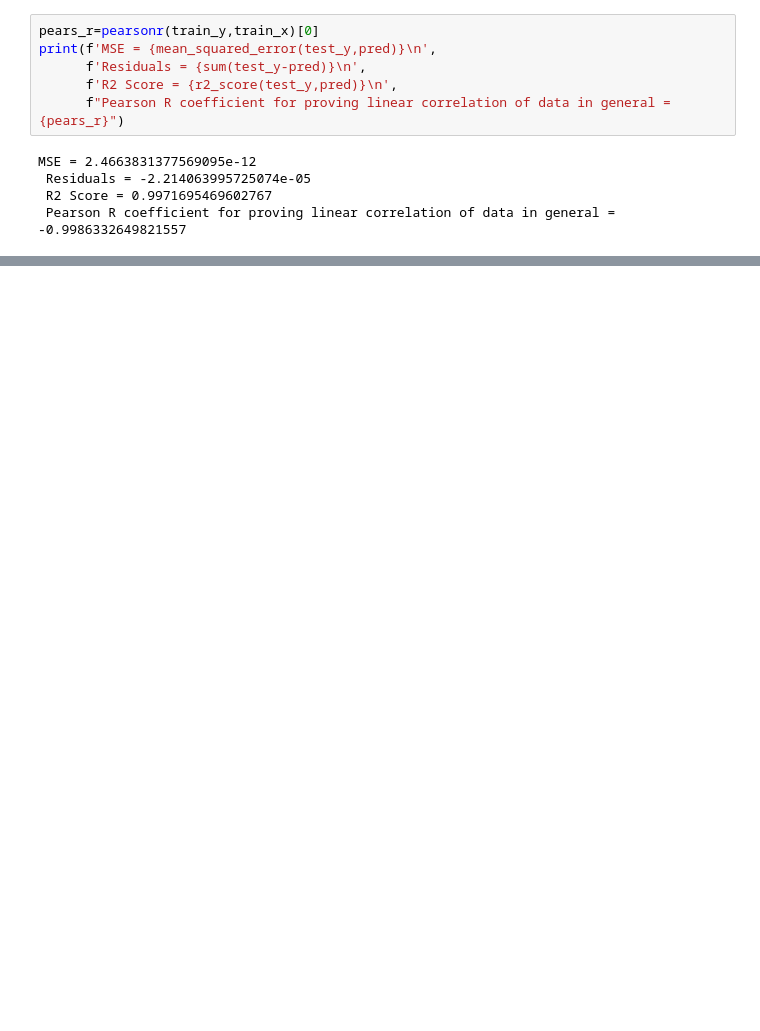
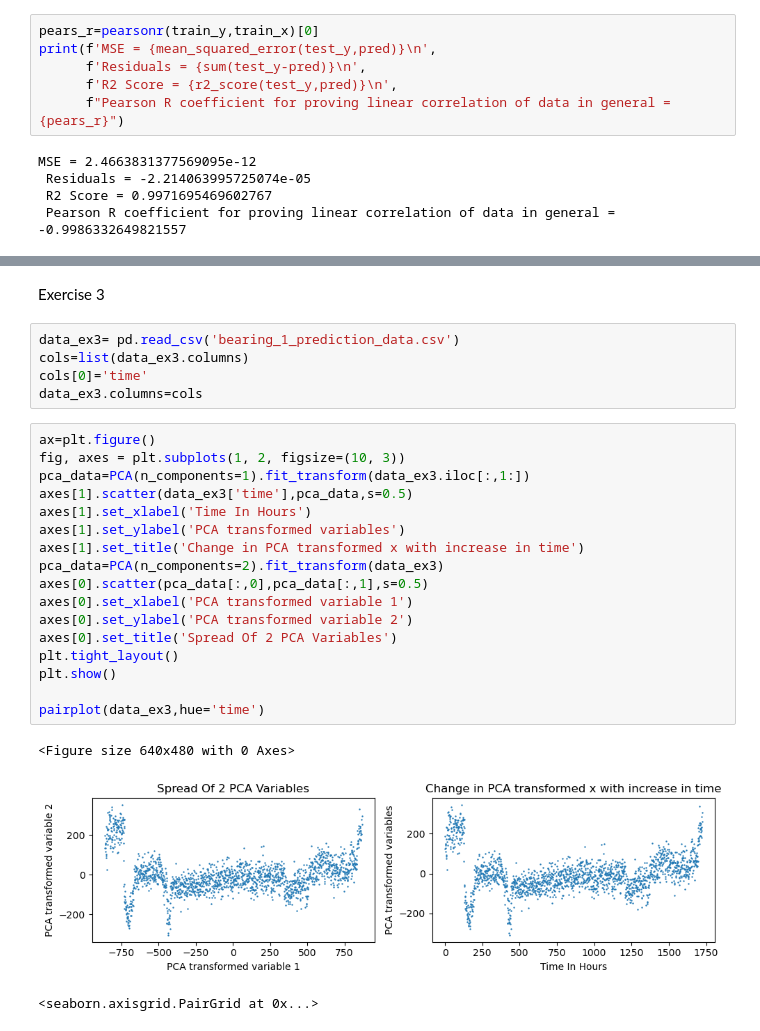
Before and after one commit to KonstantinTheHandsome/DS-Final-Ass, a Jupyter notebook: train/00functions.ipynb, the cells around one changed output, grey strips where cells are left out. Cells and saved outputs as stored; diff of their text form; blank space fills up the shorter version.

```diff
--- a/train/00functions.ipynb
+++ b/train/00functions.ipynb
@@ -136,0 +181,28 @@ MSE = 2.4663831377569095e-12
+# %% [markdown]
+Exercise 3
+# %%
+data_ex3= pd.read_csv('bearing_1_prediction_data.csv')
+cols=list(data_ex3.columns)
+cols[0]='time'
+data_ex3.columns=cols
+# %%
+ax=plt.figure()
+fig, axes = plt.subplots(1, 2, figsize=(10, 3))
+pca_data=PCA(n_components=1).fit_transform(data_ex3.iloc[:,1:])
+axes[1].scatter(data_ex3['time'],pca_data,s=0.5)
+axes[1].set_xlabel('Time In Hours')
+axes[1].set_ylabel('PCA transformed variables')
+axes[1].set_title('Change in PCA transformed x with increase in time')
+pca_data=PCA(n_components=2).fit_transform(data_ex3)
+axes[0].scatter(pca_data[:,0],pca_data[:,1],s=0.5)
+axes[0].set_xlabel('PCA transformed variable 1')
+axes[0].set_ylabel('PCA transformed variable 2')
+axes[0].set_title('Spread Of 2 PCA Variables')
+plt.tight_layout()
+plt.show()
+
+pairplot(data_ex3,hue='time')
+# %% [output]
+<Figure size 640x480 with 0 Axes>
+[figure, added]
+<seaborn.axisgrid.PairGrid at 0x...>
```
Also changed, not shown: parts of 14 cells of this notebook, 4 other files.
